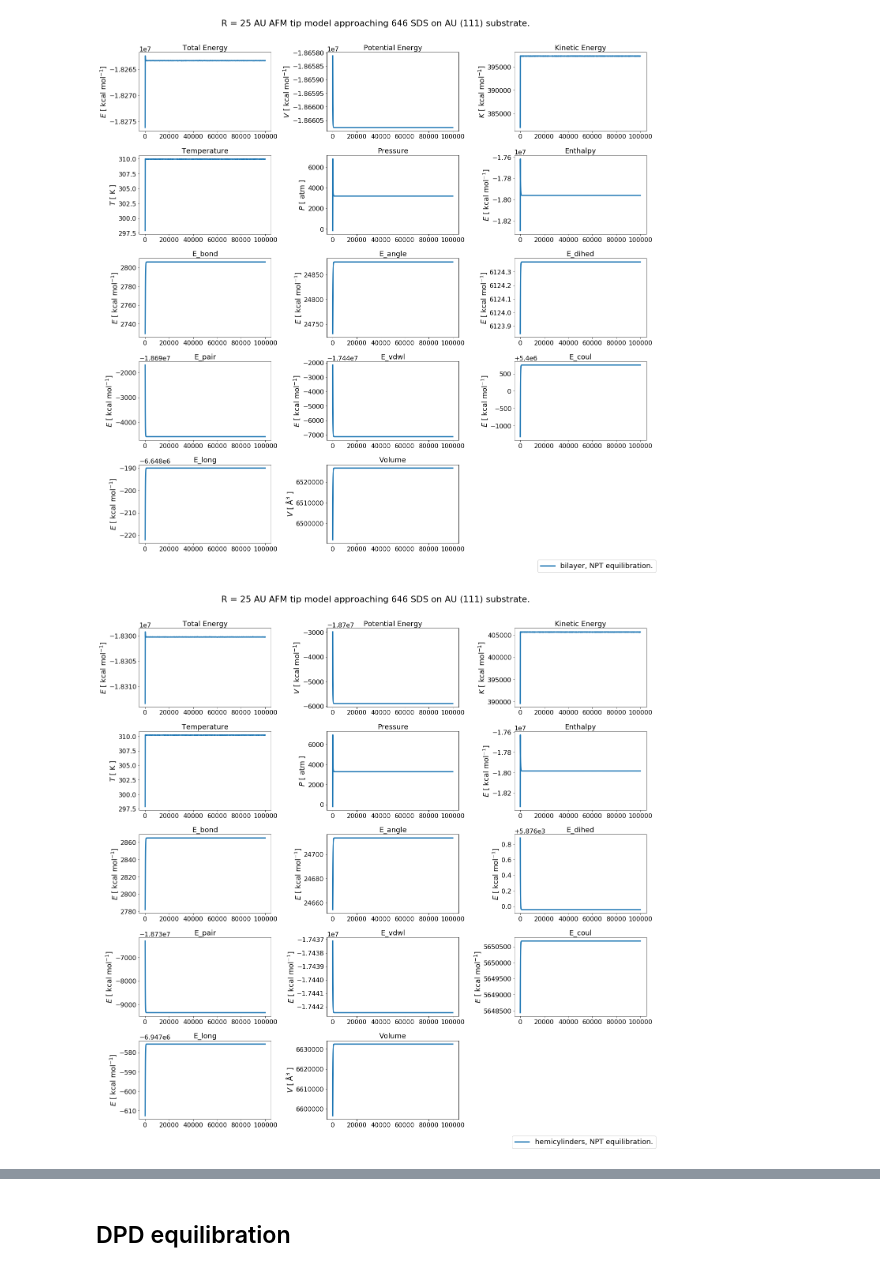
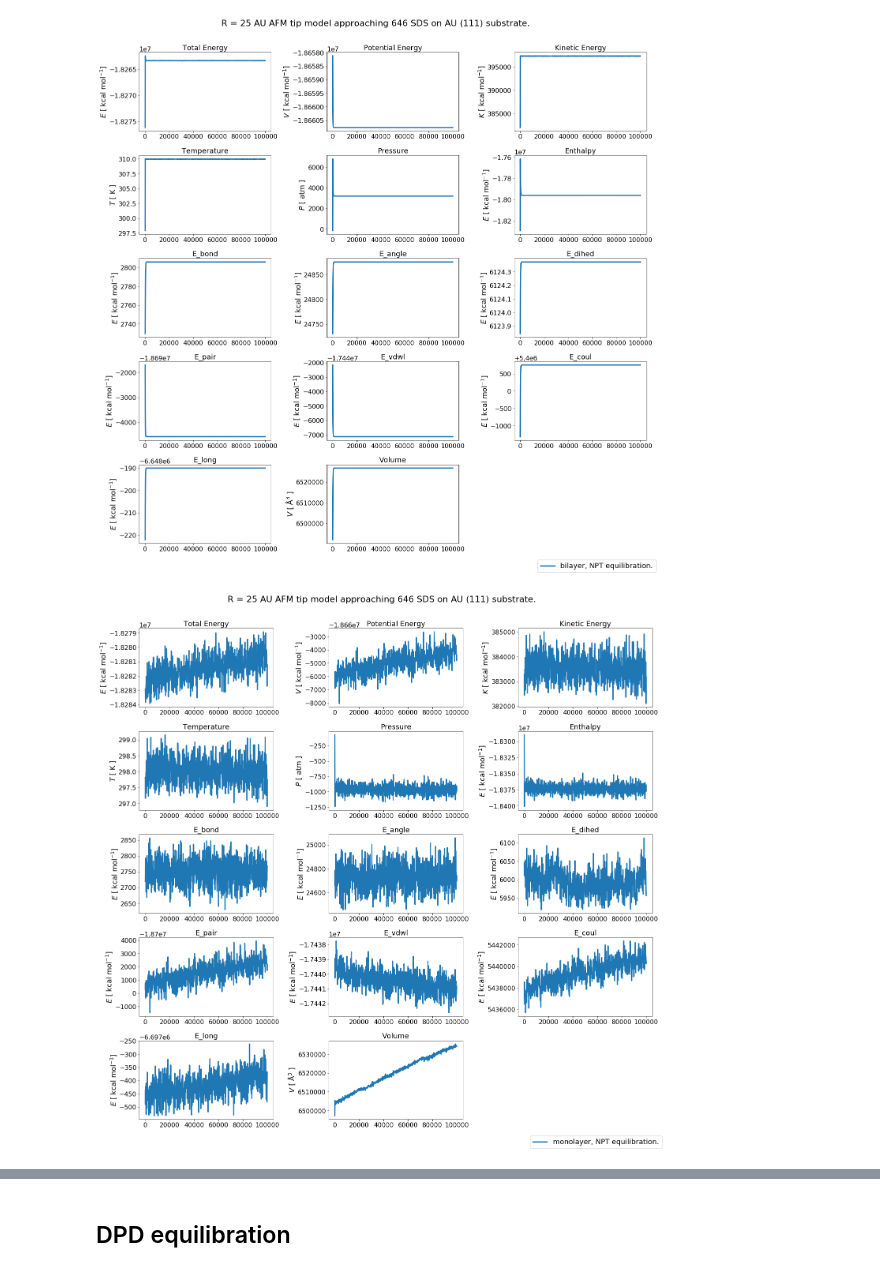
Before and after one commit to jotelha/jlhphd, a Jupyter notebook: ipynb/postp/20190612_afm_force_distance_curves_25Ang.ipynb, the cells around one changed output, grey strips where cells are left out. Cells and saved outputs as stored; diff of their text form; code cells hidden in the pictures.

```diff
--- a/ipynb/postp/20190612_afm_force_distance_curves_25Ang.ipynb
+++ b/ipynb/postp/20190612_afm_force_distance_curves_25Ang.ipynb
@@ -511,16 +511,16 @@ for i, d in enumerate(thermoData[0:1]):
 # %% [output]
 [figure]
 # %%
-for i, d in enumerate(thermoData[1:2]):
+for i, d in enumerate(thermoData[2:3]):
     if i == 0:
         fig, ax = plotThermo(d["data"],
                      legend =d["legend"],
                      title  =d["title"])
     else:
         fig, ax = plotThermo(d["data"], axes=ax,
                         legend=d["legend"])
 # %% [output]
-[figure, old version]
+[figure, new version]
 # %%
 for i, d in enumerate(thermoData):
     if i == 0:
```
Also changed, not shown: parts of 1 cell of this notebook, 2 other files.
